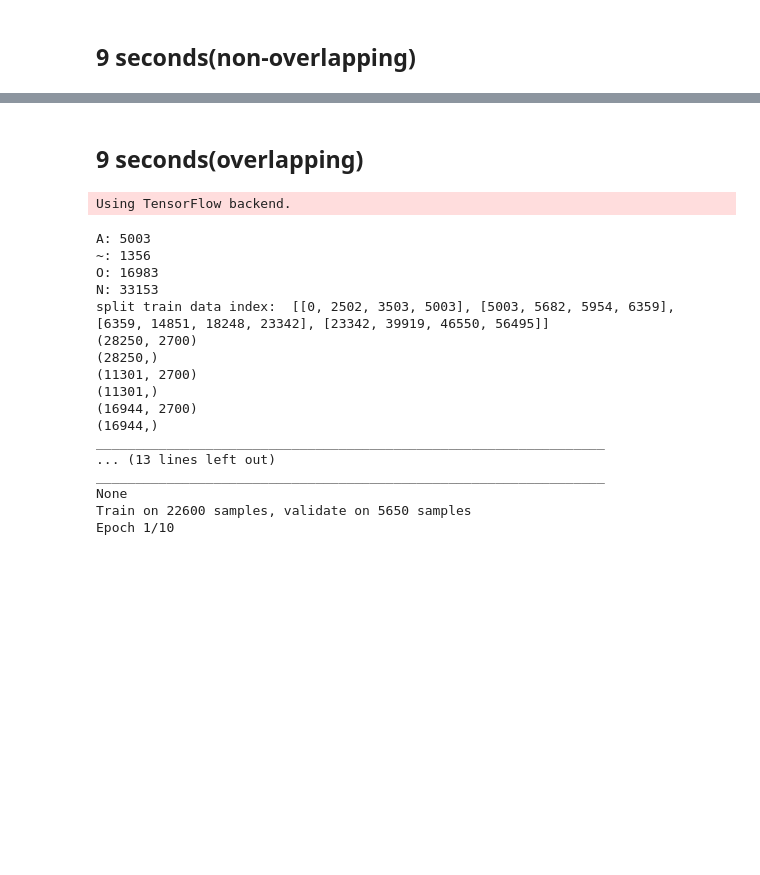
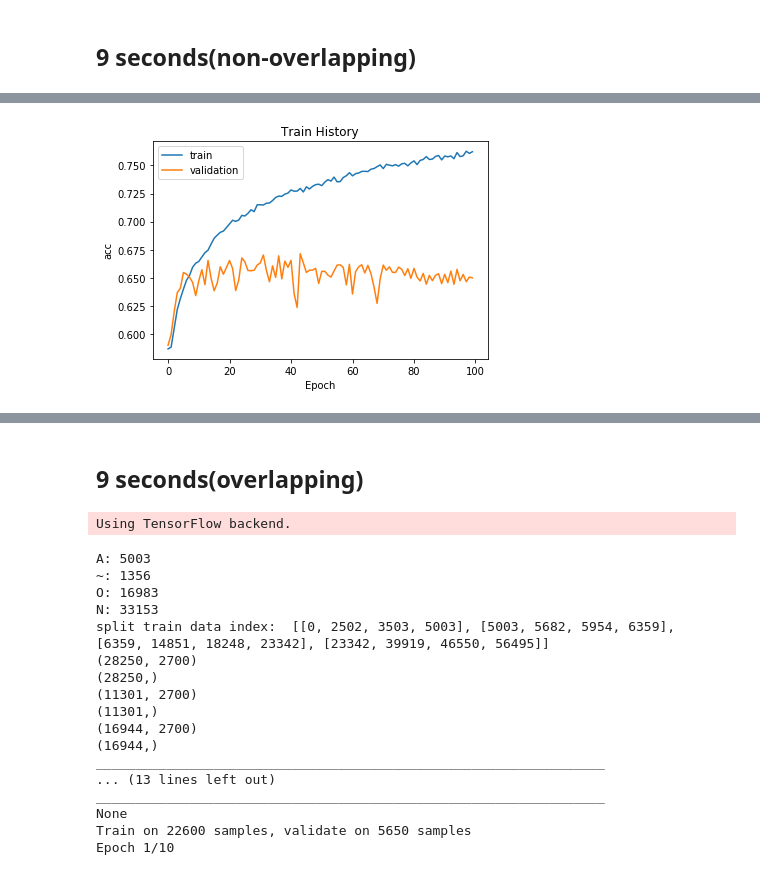
Before and after one commit to yanshuolee/ECG-AF-Detection, a Jupyter notebook: model_training.ipynb, the cells around one changed output, grey strips where cells are left out. Cells and saved outputs as stored; diff of their text form; code cells hidden in the pictures; blank space fills up the shorter version.

```diff
--- a/model_training.ipynb
+++ b/model_training.ipynb
@@ -101,0 +127,4 @@ NameError: name 'train_history' is not defined
+# %%
+show_plot('acc', train_history_2)
+# %% [output]
+[figure, added]
```
Also changed, not shown: parts of 4 cells of this notebook, 1 other file.
